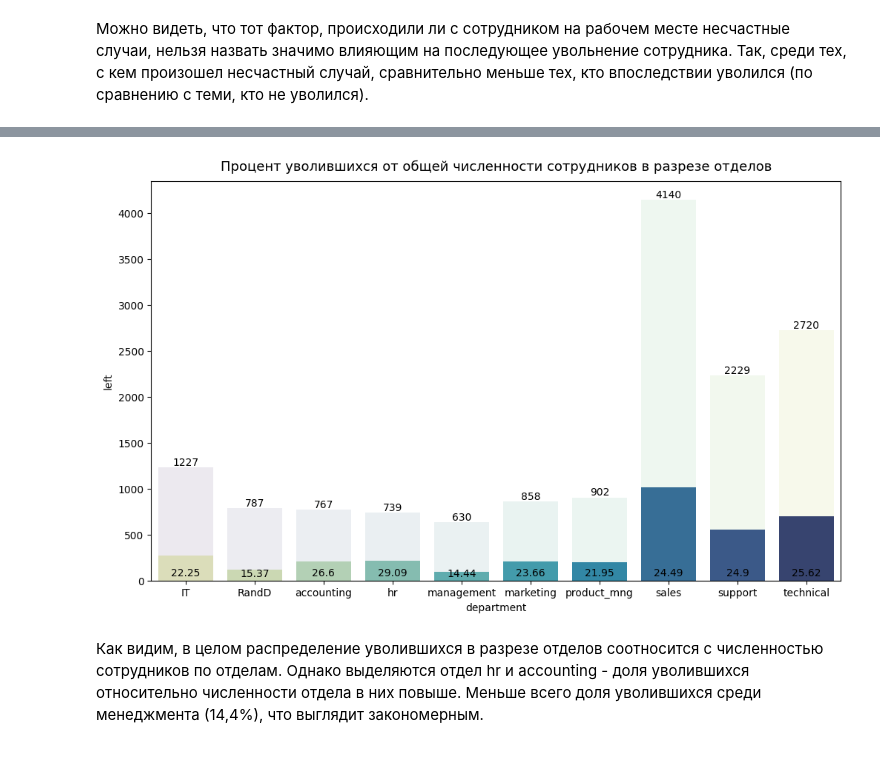
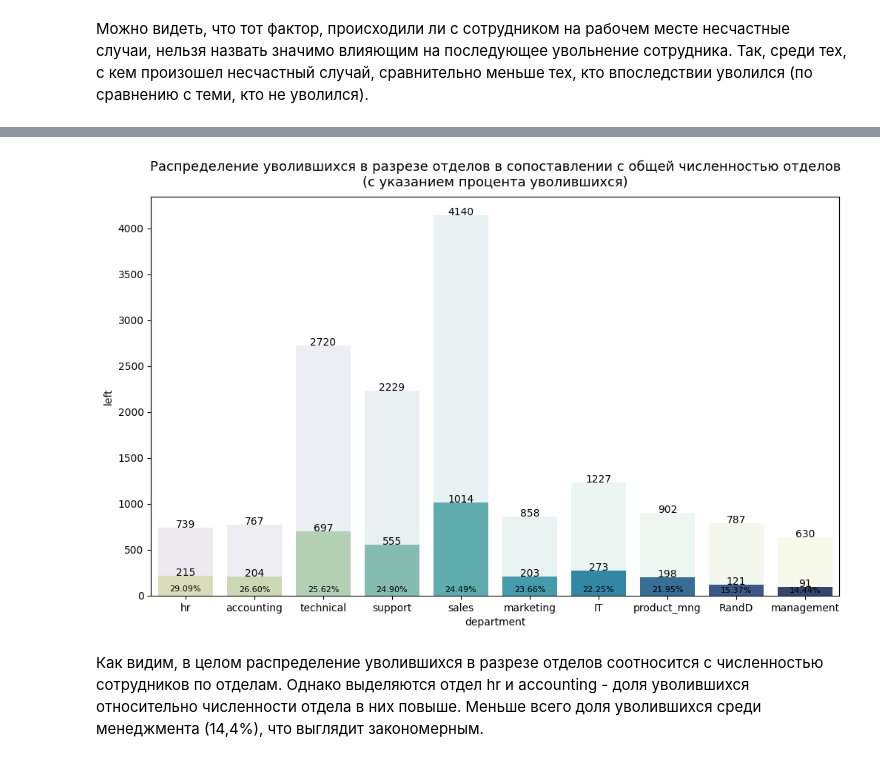
Before and after one commit to DilyaraKhakim/Python_for_Data_Analysis_EDA_ML-LDA-, a Jupyter notebook: Netology_Python_for_Data_Analysis_FINAL_WORK.ipynb, the cells around one changed output, grey strips where cells are left out. Drawn from its saved outputs; the diff is of its cells as text; code cells hidden in the pictures.

```diff
--- a/Netology_Python_for_Data_Analysis_FINAL_WORK.ipynb
+++ b/Netology_Python_for_Data_Analysis_FINAL_WORK.ipynb
@@ -1173,7 +1173,8 @@ countplot = sns.countplot(x='department',
                           order=df_hr['department'].value_counts().index,
                           hue_order=df_hr['department'].value_counts().index)
 
-countplot.set_title('Процентное распределение сотрудников по департаментам', \
+countplot.set_title('Распределение количества сотрудников по департаментам\n\
+(с указанием процента по каждому департаменту)', \
                     fontdict={'fontsize':13}, pad=10)
 
 
@@ -1181,13 +1182,14 @@ countplot.set_title('Процентное распределение сотру
 
 data_department = df_hr.groupby('department')['salary'].\
 count().sort_values(ascending=False)
+
 for i, val in enumerate(data_department.values):
     plt.text(i,
              val,
-             round(val/sum(data_department.values) * 100, 2),
+             f"{round(val/sum(data_department.values) * 100, 2)}%",
              horizontalalignment='center',
              verticalalignment='bottom',
-             fontdict={'size':10})
+             fontdict={'size':8})
 
 plt.show()
 # %% [output]
@@ -1311,7 +1313,8 @@ countplot = sns.countplot(x='salary',
                           order=df_hr['salary'].value_counts().index,
                           hue_order=df_hr['salary'].value_counts().index)
 
-countplot.set_title('Процентное распределение сотрудников по уровням зарплаты',\
+countplot.set_title('Распределение количества сотрудников по уровням зарплаты\n\
+(с указанием процента по каждому уровню)',\
                     fontdict={'fontsize':13}, pad=13)
 
 
@@ -1322,10 +1325,10 @@ sort_values(ascending=False)
 for i, val in enumerate(data_salary.values):
     plt.text(i,
              val,
-             round(val/sum(data_salary.values) * 100, 2),
+             f"{round(val/sum(data_salary.values) * 100, 2)}%",
              horizontalalignment='center',
              verticalalignment='bottom',
-             fontdict={'size':10})
+             fontdict={'size':8})
 
 plt.show()
 # %% [output]
@@ -2114,55 +2106,57 @@ plt.figure(figsize=(12, 7))
 data_left_department = df_hr[df_hr['left'] == 1].groupby(['department']).\
 count()['left']
 
+data_left_department_percent = round(df_hr[df_hr['left'] == 1].\
+                                     groupby(['department']).count()['left']\
+                                     /df_hr.groupby(['department']).\
+                                     count()['left'] * 100, 2).\
+                                     sort_values(ascending=False)
+
 barplot = sns.barplot(data=df_hr,
                       x='department',
                       y='left',
                       hue='department',
                       legend=False,
                       estimator=np.sum,
-                      order=data_left_department.index,
-                      hue_order=data_left_department.index,
+                      order=data_left_department_percent.index,
+                      hue_order=data_left_department_percent.index,
                       errorbar=None,
                       palette='YlGnBu')
 
-barplot.set_title('Процент уволившихся от общей численности сотрудников \
-в разрезе отделов', fontdict={'fontsize':13}, pad=10)
+barplot.set_title('Распределение уволившихся в разрезе отделов в сопоставлении\
+ с общей численностью отделов\n(с указанием процента уволившихся)',
+                  fontdict={'fontsize':13}, pad=10)
 
-data_left_department_percent = round(df_hr[df_hr['left'] == 1].\
-                                     groupby(['department']).count()['left']\
-                                     /df_hr.groupby(['department']).\
-                                     count()['left'] * 100, 2)
 
 for i, val in enumerate(data_left_department_percent.values):
     plt.text(i,
              val,
-             val,
+             f"{val:.2f}%",
              horizontalalignment='center',
              verticalalignment='bottom',
-             fontdict={'size':10})
+             fontdict={'size':8})
 
 countplot = sns.countplot(x='department',
                           hue='department',
                           legend=False,
                           palette='viridis',
                           data=df_hr,
-                          order=data_left_department.index,
-                          hue_order=data_left_department.index,
+                          order=data_left_department_percent.index,
+                          hue_order=data_left_department_percent.index,
                           alpha=0.1)
 
-data_department = df_hr.groupby('department')['salary'].count()
+# Метки данных:
+for i, p in enumerate(countplot.patches):
+    height = p.get_height()
+    countplot.text(p.get_x() + p.get_width() / 2.,
+                    height + 3,
+                    f"{int(height):.0f}",
+                    ha="center")
 
-for i, val in enumerate(data_department.values):
-    countplot.text(i,
-                   val,
-                   int(val),
-                   horizontalalignment='center',
-                   verticalalignment='bottom',
-                   fontdict={'size':10})
 
 plt.show()
 # %% [output]
-[figure, old version]
+[figure, new version]
 # %% [markdown]
 Как видим, в целом распределение уволившихся в разрезе отделов соотносится с численностью сотрудников по отделам. Однако выделяются отдел hr и accounting - доля уволившихся относительно численности отдела в них повыше. Меньше всего доля уволившихся среди менеджмента (14,4%), что выглядит закономерным.
 # %%
```
Also changed, not shown: parts of 4 cells of this notebook.
